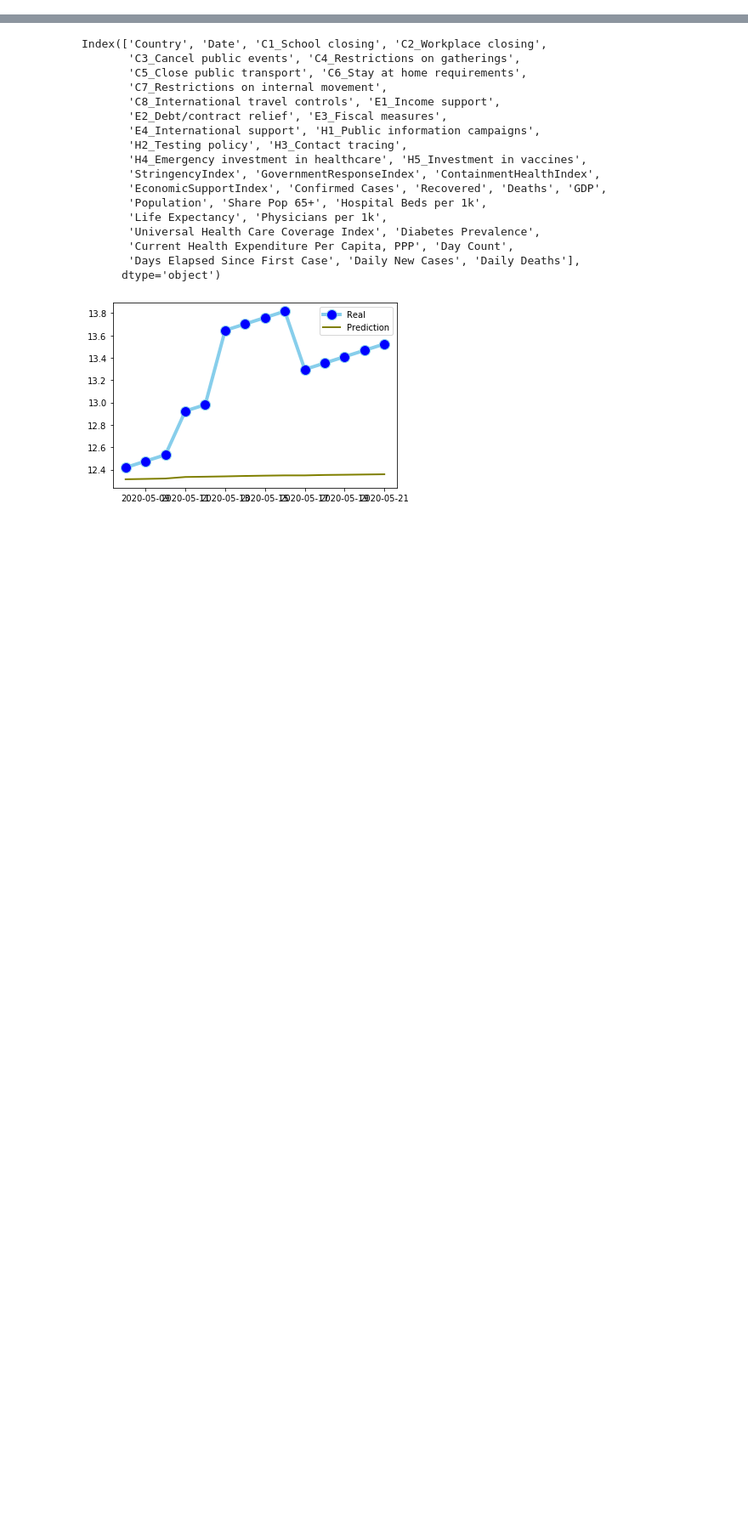
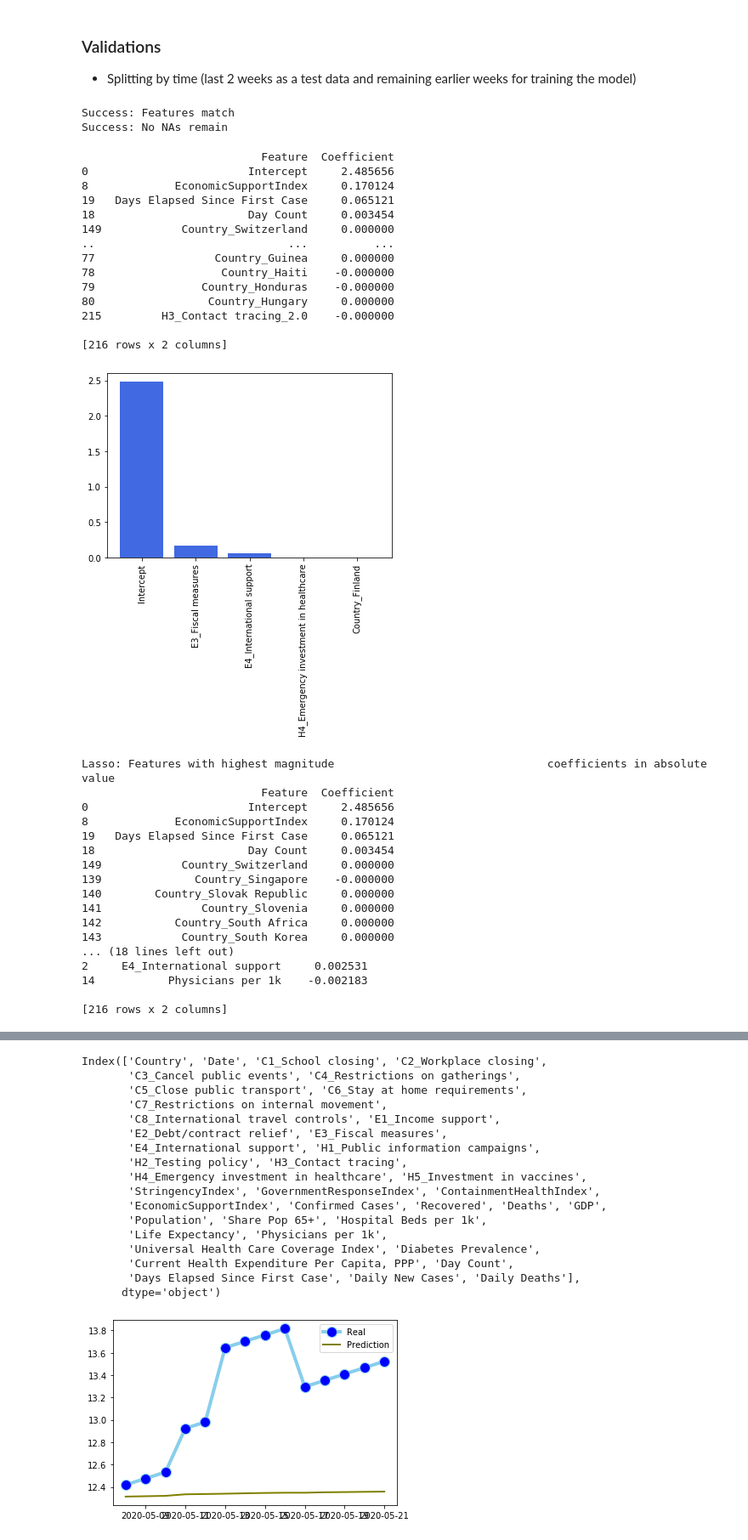
Before and after one commit to rceid/ML_Covid, a Jupyter notebook: scripts/model_fitting.ipynb, the cells around one changed output, grey strips where cells are left out. Shown: that part at 85% size. Cells and saved outputs as stored; diff of their text form; code cells hidden in the pictures; blank space fills up the shorter version.

```diff
--- a/scripts/model_fitting.ipynb
+++ b/scripts/model_fitting.ipynb
@@ -10,3 +12,53 @@ importlib.reload(pipeline)
 filepath = '../data/covid_df_protocol_3.pkl'
 df = pd.read_pickle(filepath)
 df['log_cases'] = np.log(df['Confirmed Cases'] + 1)
+# %% [markdown]
+### Validations
+
+- Splitting by time (last 2 weeks as a test data and remaining earlier weeks for training the model)
+# %%
+# getting train and test dataframes
+df_train, df_test = pipeline.split_and_scale_on_last_weeks(df, 2)
+#sanity chceck
+pipeline.sanity_check(df_train, df_test)
+# %% [output]
+Success: Features match
+Success: No NAs remain
+# %%
+# Getting Features and outcome variables
+X_train, y_train = pipeline.divide_target_and_features(df_train, 'log_cases')
+X_test, y_test = pipeline.divide_target_and_features(df_test, 'log_cases')
+results_dict = pipeline.train_and_evaluate(X_train, y_train, X_test, y_test)
+# %% [output]
+                           Feature  Coefficient
+0                        Intercept     2.485656
+8             EconomicSupportIndex     0.170124
+19   Days Elapsed Since First Case     0.065121
+18                       Day Count     0.003454
+149            Country_Switzerland     0.000000
+..                             ...          ...
+77                  Country_Guinea     0.000000
+78                   Country_Haiti    -0.000000
+79                Country_Honduras    -0.000000
+80                 Country_Hungary     0.000000
+215         H3_Contact tracing_2.0    -0.000000
+
+[216 rows x 2 columns]
+[figure, added]
+Lasso: Features with highest magnitude                                coefficients in absolute value
+                           Feature  Coefficient
+0                        Intercept     2.485656
+8             EconomicSupportIndex     0.170124
+19   Days Elapsed Since First Case     0.065121
+18                       Day Count     0.003454
+149            Country_Switzerland     0.000000
+139              Country_Singapore    -0.000000
+140        Country_Slovak Republic     0.000000
+141               Country_Slovenia     0.000000
+142           Country_South Africa     0.000000
+143            Country_South Korea     0.000000
+... (18 lines left out)
+2     E4_International support     0.002531
+14           Physicians per 1k    -0.002183
+
+[216 rows x 2 columns]
```
Also changed, not shown: parts of 10 cells of this notebook.
